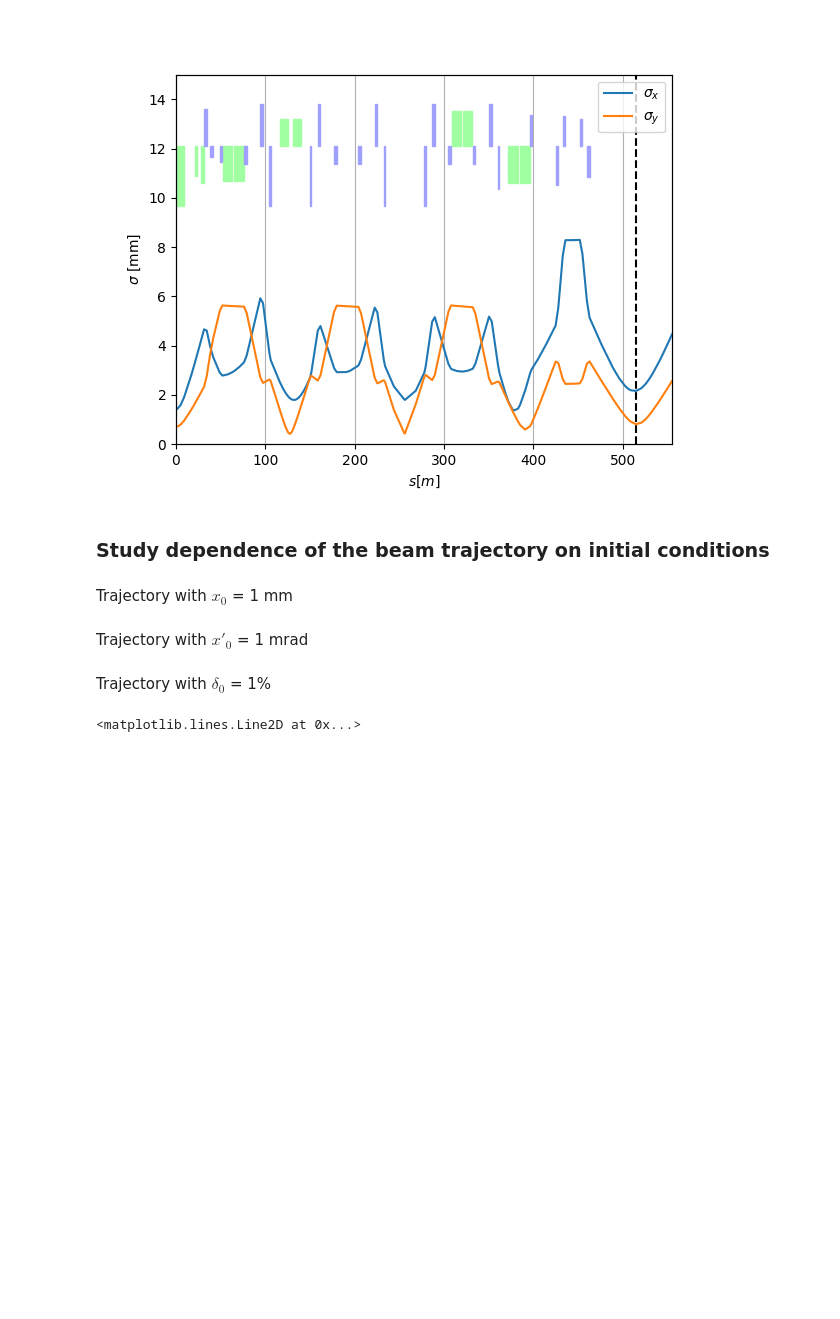
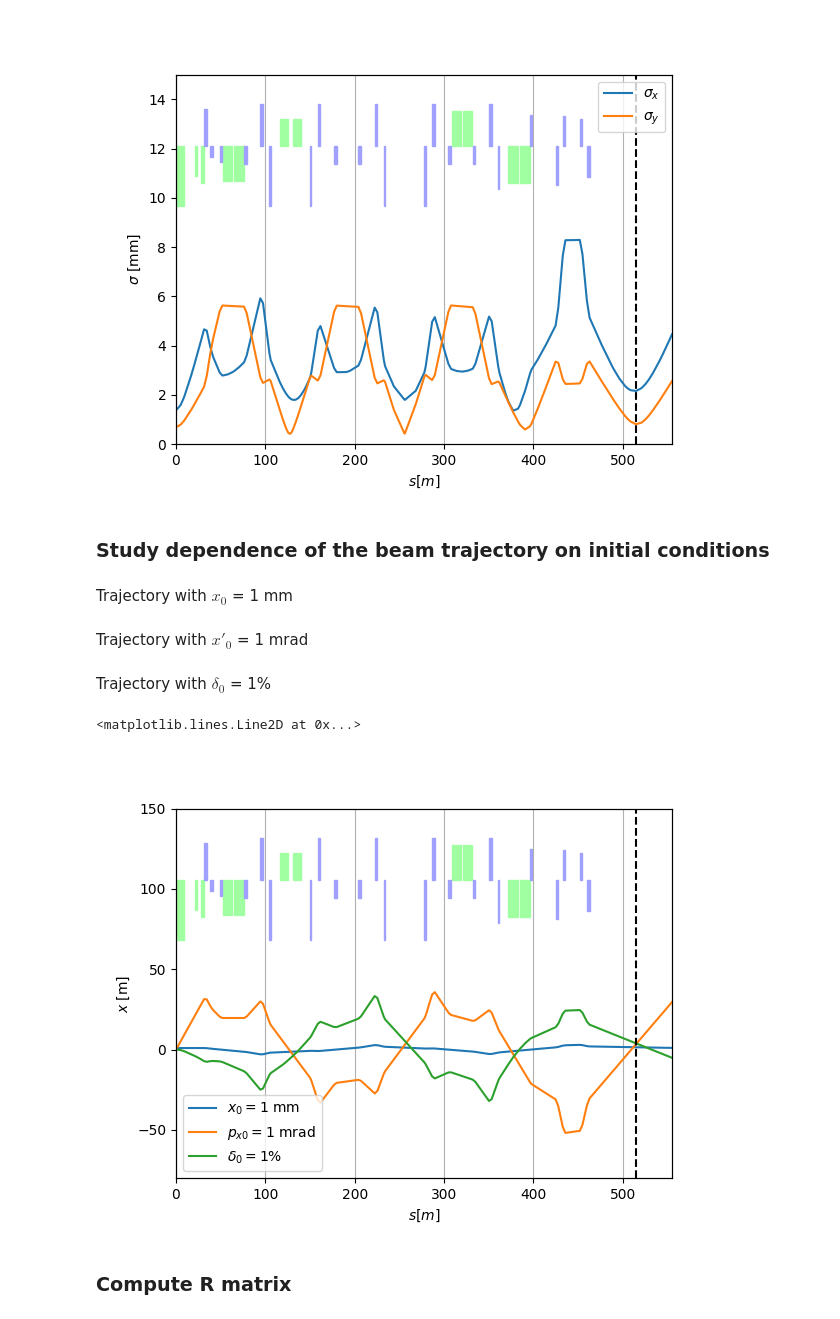
Before and after one commit to xsuite/tutorial_experimental_beamline, a Jupyter notebook: notebook_00_secondary_beamline_example.ipynb, the cells around one changed output. Cells and saved outputs as stored; diff of their text form; code cells hidden in the pictures; blank space fills up the shorter version.

```diff
--- a/notebook_00_secondary_beamline_example.ipynb
+++ b/notebook_00_secondary_beamline_example.ipynb
@@ -340,22 +340,25 @@ tw_1percent = line.twiss(betx=10, bety=10, delta=0.01)
 # %%
 # Plot the three trajectories
 plt.figure()
 ax = plt.gca()
 
 # Plot lattice
 pp = tw.plot(lattice_only=True, ax=ax)
 ax = pp.left
 
 # Plot trajectories
 ax.plot(tw_1mm.s, 1e3*tw_1mm.x, label=r'$x_0=1$ mm')
 ax.plot(tw_1mrad.s, 1e3*tw_1mrad.x, label=r'$p_{x0}=1$ mrad')
 ax.plot(tw_1percent.s, 1e3*tw_1percent.x, label=r'$\delta_0=1\%$')
 
 # Adjust plot
 ax.legend(loc='lower left')
 ax.set_ylabel(r'$x$ [m]')
 pp.lattice.set_ylim(-5, 1.2)
-ax.set_ylim(-100, 200)
+ax.set_ylim(-80, 150)
 plt.axvline(x=tw['s', 'ff_5'], color='k', linestyle='--')
 # %% [output]
 <matplotlib.lines.Line2D at 0x...>
+[figure, added]
+# %% [markdown]
+### Compute R matrix
```
Also changed, not shown: parts of 7 cells of this notebook.
